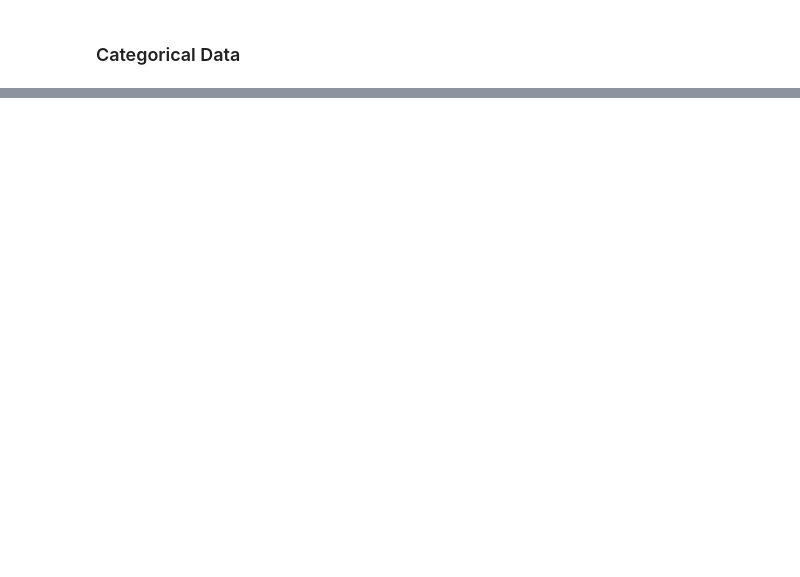
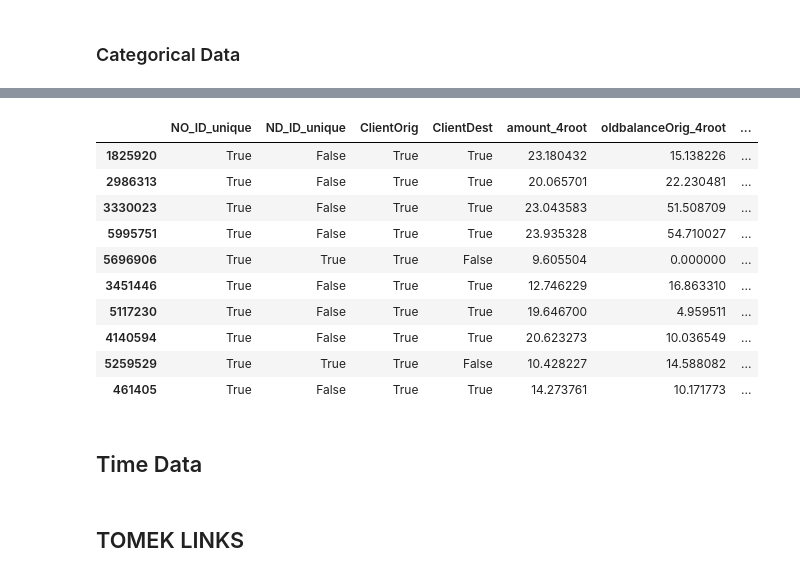
Before and after one commit to kevinArmenta/OnlinePaymentFraud, a Jupyter notebook: 2.Processing Data.ipynb, the cells around one changed output, grey strips where cells are left out. Cells and saved outputs as stored; diff of their text form; code cells hidden in the pictures; blank space fills up the shorter version.

Commit message:
Almost done transforming categorical data

```diff
--- a/2.Processing Data.ipynb
+++ b/2.Processing Data.ipynb
@@ -441,0 +526,70 @@ cat_columns
+# %%
+#nameOrig and nameDest (ID #)
+#I will go with my Repeat and No Repeat idea for each column
+
+#Create pivot tables for each column and grab the IDs
+nameOrig_tab = train['NO_ID'].value_counts()
+nameOrig_tabIDs = nameOrig_tab.index
+nameDest_tab = train['ND_ID'].value_counts()
+nameDest_tabIDs = nameDest_tab.index
+
+#print(len(train)-len(nameOrig_tab)) #9123 is the difference in sizes
+
+#Find all names that repeat for each column
+repeat_nOtab = nameOrig_tab[nameOrig_tab>1]
+repeat_nOtIDs = repeat_nOtab.index #Important info
+
+###### Explaination #######
+#repeat_nOtab and nameOrig_tab have different sizes because there are 9093 names that appear
+#two times and 15 names that appear 3 times. Therefore train should have
+#9093 + 2*(15) = 9123 more rows than nameOrig_tab.
+#When we remove all names that appear only once, we get 9093 + 15 = 9108 rows for repeat_nOtab
+
+repeat_nDtab = nameDest_tab[nameDest_tab>1]
+repeat_nDtIDs = repeat_nDtab.index #Important info
+
+#Find the IDs that repeat in train[NO_ID] and assign them 0. All other values, assign 1
+#nameOrig
+no_bool = []
+for no_id in train['NO_ID']:
+    if no_id in repeat_nOtIDs:
+        no_bool.append(0)
+    else:
+        no_bool.append(1)
+
+#nameDest
+nd_bool = []
+for nd_id in train['ND_ID']:
+    if nd_id in repeat_nDtIDs:
+        nd_bool.append(0)
+    else:
+        nd_bool.append(1)
+
+
+#Add the new columns to our dataset
+train['NO_ID_unique'] = no_bool
+train['NO_ID_unique'] = train['NO_ID_unique'].astype('boolean')
+train['ND_ID_unique'] = nd_bool
+train['ND_ID_unique'] = train['ND_ID_unique'].astype('boolean')
+
+#Drop the old ID columns
+train = train.drop(['NO_ID','ND_ID'],axis=1)
+
+#Move the columns
+new_cols = train.columns.tolist()
+new_cols = new_cols[-2:] + new_cols[:-2]
+train = train[new_cols]
+
+train.head(10)
+# %% [output]
+|  | NO_ID_unique | ND_ID_unique | ClientOrig | ClientDest | amount_4root | oldbalanceOrig_4root | ... |
+| 1825920 | True | False | True | True | 23.180432 | 15.138226 | ... |
+| 2986313 | True | False | True | True | 20.065701 | 22.230481 | ... |
+| 3330023 | True | False | True | True | 23.043583 | 51.508709 | ... |
+| 5995751 | True | False | True | True | 23.935328 | 54.710027 | ... |
+| 5696906 | True | True | True | False | 9.605504 | 0.000000 | ... |
+| 3451446 | True | False | True | True | 12.746229 | 16.863310 | ... |
+| 5117230 | True | False | True | True | 19.646700 | 4.959511 | ... |
+| 4140594 | True | False | True | True | 20.623273 | 10.036549 | ... |
+| 5259529 | True | True | True | False | 10.428227 | 14.588082 | ... |
+| 461405 | True | False | True | True | 14.273761 | 10.171773 | ... |
@@ -442,3 +605,7 @@ cat_columns
+# %% [markdown]
+## Time Data
+# %% [markdown]
+## TOMEK LINKS
 # %%
 #Apply TomekLinks algorithm to majority class in training data
 tlink = Tomeklinks(sampling_strategy='majority', n_jobs=2)
```
Also changed, not shown: parts of 13 cells of this notebook.
